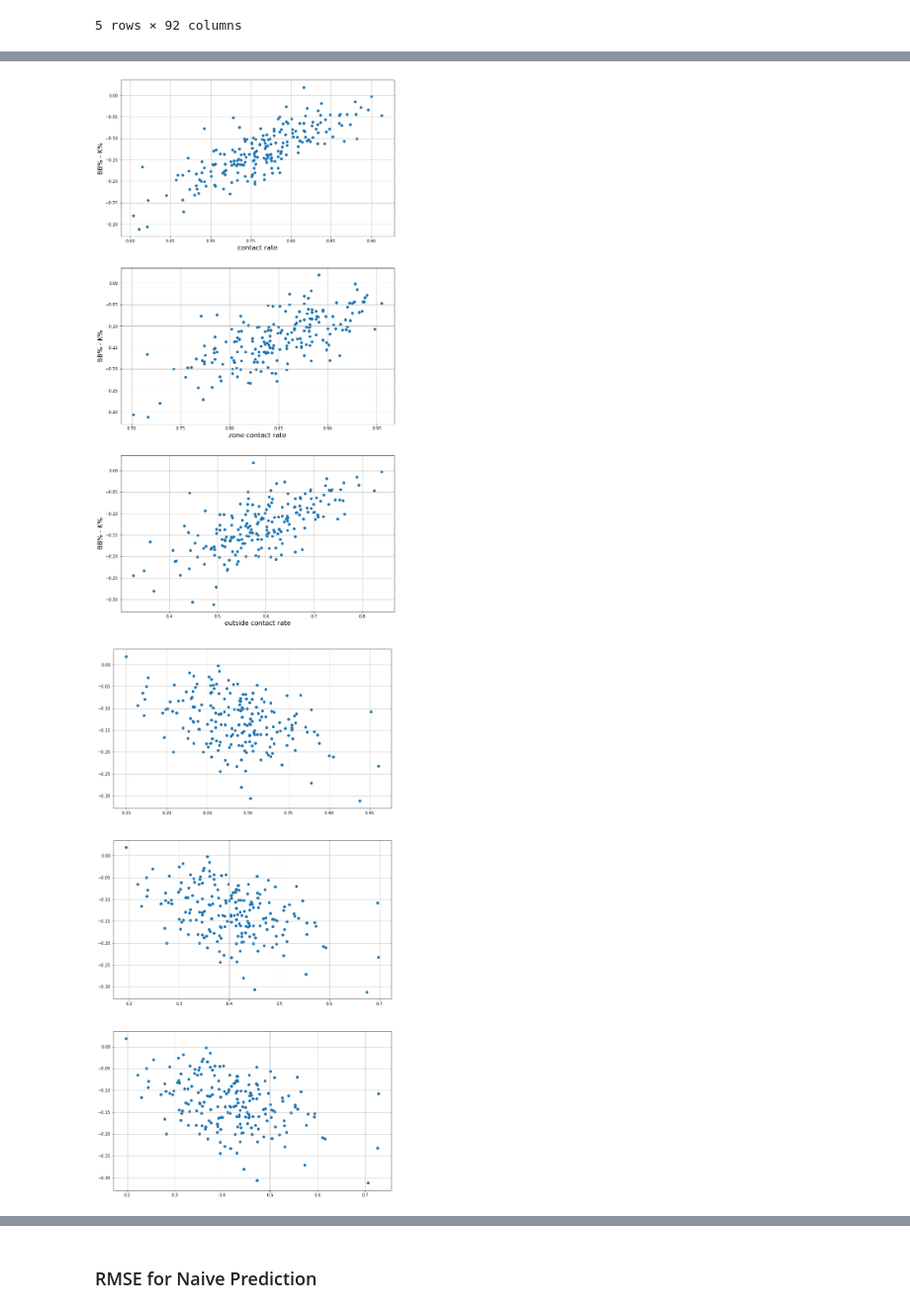
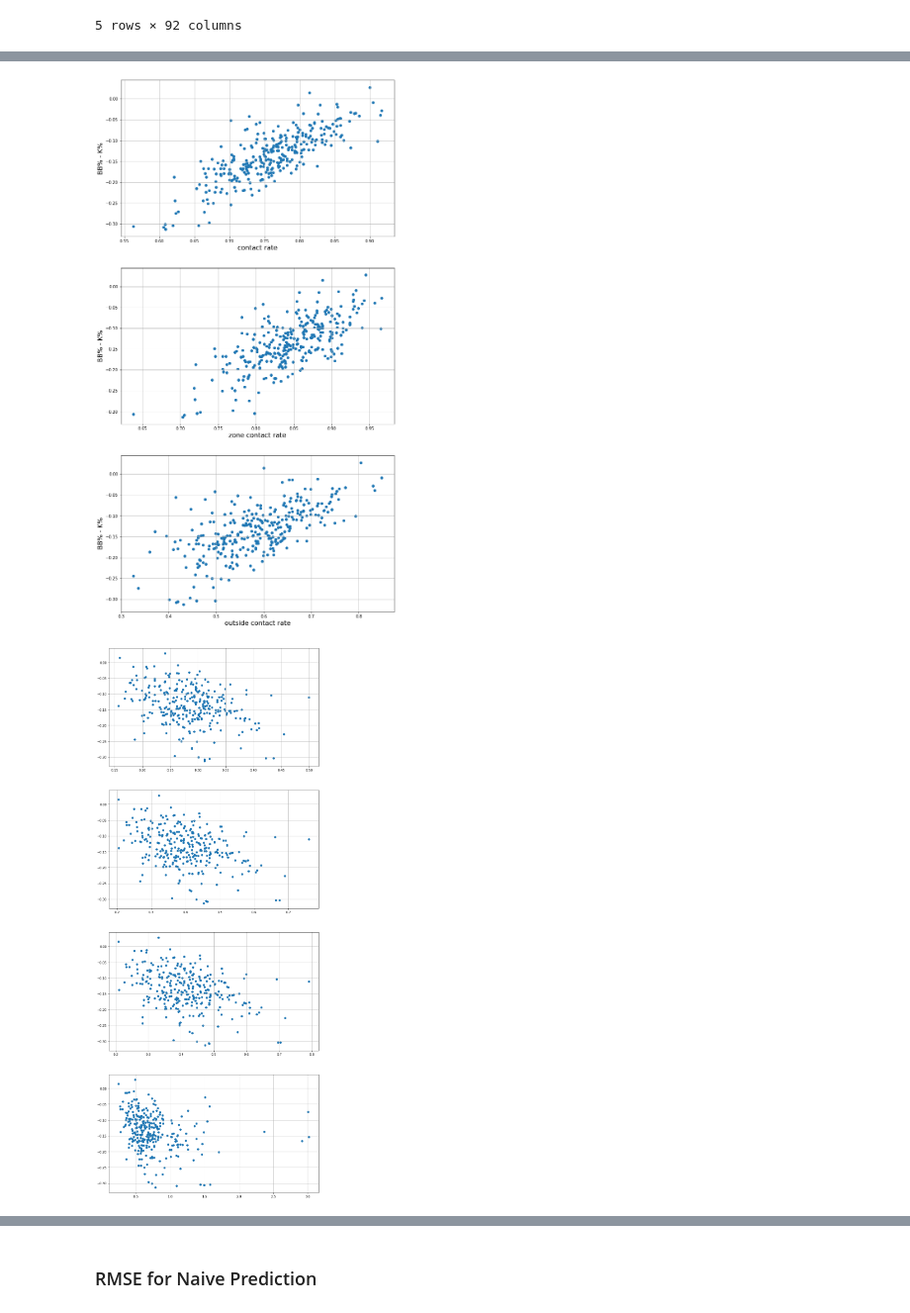
Before and after one commit to jhowenstein/statcast-batter-analysis, a Jupyter notebook: Plate Discipline Evaluation.ipynb, the cells around one changed output, grey strips where cells are left out. Shown at 99% size. Cells and saved outputs as stored; diff of their text form; code cells hidden in the pictures.

```diff
--- a/Plate Discipline Evaluation.ipynb
+++ b/Plate Discipline Evaluation.ipynb
@@ -11,7 +11,7 @@ from statcast_batter_analysis import Batter,Game,AtBat
 from sklearn.linear_model import LinearRegression
 # %%
 #df = pd.read_csv('Data/2021/Nationals.csv')
-df = pd.read_csv('Data/aggregated-data-2021.csv')
+df = pd.read_csv('Data/aggregated-data.csv')
 # %%
 df.shape
 # %% [output]
@@ -102,7 +105,7 @@ def sortFunc(x):
 batters.sort(reverse=True,key=sortFunc)
 # %%
 results = {}
-for batter in batters[:200]:
+for batter in batters[:300]:
     print(batter)
     k_rate = batter.calculate_strikeout_rate()
     walk_rate = batter.calculate_walk_rate()
@@ -110,6 +113,7 @@ for batter in batters[:200]:
     chase_rate = batter.calculate_chase_rate()
     chase_rate_plus = batter.calculate_chase_rate_plus()
     chase_rate_plus_rms = batter.calculate_chase_rate_plus_rms()
+    chase_rate_plus_exp = batter.calculate_chase_rate_plus_exp()
 
     contact_rate = batter.calculate_contact_rate()
     zone_contact_rate = batter.calculate_zone_contact_rate()
@@ -122,6 +126,7 @@ for batter in batters[:200]:
     batter_results['chase rate'] = chase_rate
     batter_results['chase rate plus'] = chase_rate_plus
     batter_results['chase rate plus rms'] = chase_rate_plus_rms
+    batter_results['chase rate plus exp'] = chase_rate_plus_exp
     batter_results['contact rate'] = contact_rate
     batter_results['zone contact rate'] = zone_contact_rate
     batter_results['outside contact rate'] = outside_contact_rate
@@ -213,31 +218,36 @@ for ax in (ax1,ax2,ax3):
 
 plt.show()
 # %% [output]
-[figure, old version]
+[figure, new version]
 # %%
-fig,(ax1,ax2,ax3) = plt.subplots(3,1,figsize=(12,24))
+fig,(ax1,ax2,ax3,ax4) = plt.subplots(4,1,figsize=(12,32))
 
 x_key = 'chase rate'
 x = df[x_key].values
 y = df['BB% - K%'].values
 ax1.scatter(x,y)
 
 x_key = 'chase rate plus'
 x = df[x_key].values
 y = df['BB% - K%'].values
 ax2.scatter(x,y)
 
 x_key = 'chase rate plus rms'
 x = df[x_key].values
 y = df['BB% - K%'].values
 ax3.scatter(x,y)
 
-for ax in (ax1,ax2,ax3):
+x_key = 'chase rate plus exp'
+x = df[x_key].values
+y = df['BB% - K%'].values
+ax4.scatter(x,y)
+
+for ax in (ax1,ax2,ax3,ax4):
     ax.grid()
 
 plt.show()
 # %% [output]
-[figure, old version]
+[figure, new version]
 # %%
 ### Correlation Evaluation for Chase Metrics
 # %%
```
Also changed, not shown: parts of 25 cells of this notebook, 1 other file.
